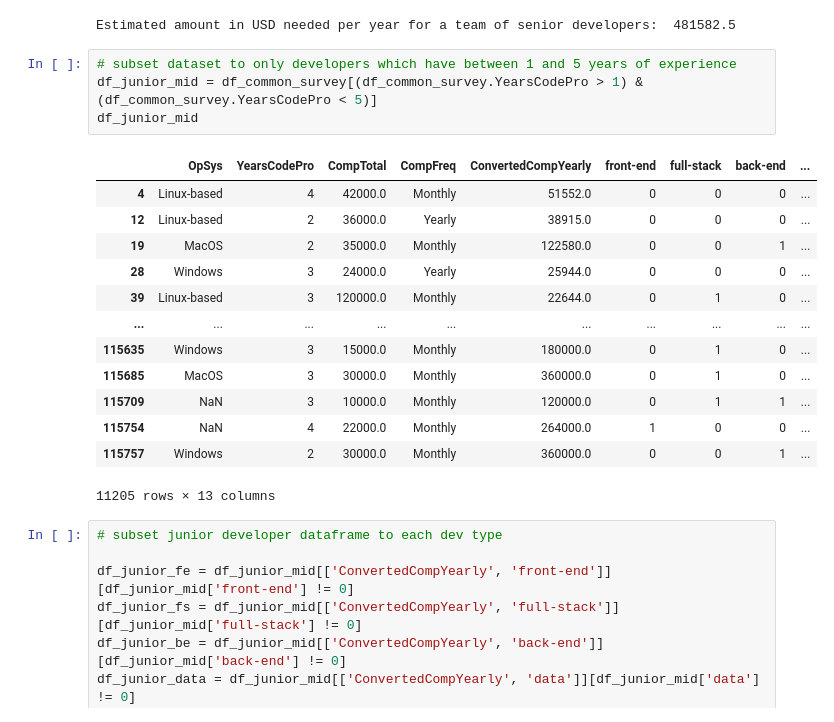
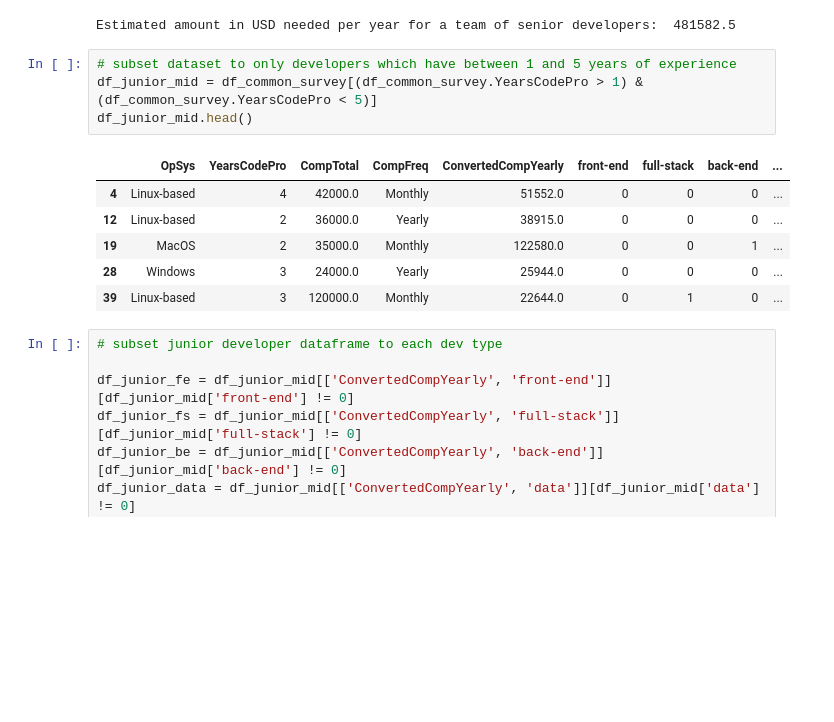
Before and after one commit to Near27/Data-Science-Blog-Post---StackOverflow-Data, a Jupyter notebook: ds_1.ipynb, the cells around one changed output. Saved outputs shown, nothing was run; the diff lists cells and outputs as text; blank space fills up the shorter version.

```diff
--- a/ds_1.ipynb
+++ b/ds_1.ipynb
@@ -812,21 +775,14 @@ Estimated amount in USD needed per year for a team of senior developers:  481582
 # %%
 # subset dataset to only developers which have between 1 and 5 years of experience
 df_junior_mid = df_common_survey[(df_common_survey.YearsCodePro > 1) & (df_common_survey.YearsCodePro < 5)]
-df_junior_mid
+df_junior_mid.head()
 # %% [output]
 |  | OpSys | YearsCodePro | CompTotal | CompFreq | ConvertedCompYearly | front-end | full-stack | back-end | ... |
 | 4 | Linux-based | 4 | 42000.0 | Monthly | 51552.0 | 0 | 0 | 0 | ... |
 | 12 | Linux-based | 2 | 36000.0 | Yearly | 38915.0 | 0 | 0 | 0 | ... |
 | 19 | MacOS | 2 | 35000.0 | Monthly | 122580.0 | 0 | 0 | 1 | ... |
 | 28 | Windows | 3 | 24000.0 | Yearly | 25944.0 | 0 | 0 | 0 | ... |
 | 39 | Linux-based | 3 | 120000.0 | Monthly | 22644.0 | 0 | 1 | 0 | ... |
-| ... | ... | ... | ... | ... | ... | ... | ... | ... | ... |
-| 115635 | Windows | 3 | 15000.0 | Monthly | 180000.0 | 0 | 1 | 0 | ... |
-| 115685 | MacOS | 3 | 30000.0 | Monthly | 360000.0 | 0 | 1 | 0 | ... |
-| 115709 | NaN | 3 | 10000.0 | Monthly | 120000.0 | 0 | 1 | 1 | ... |
-| 115754 | NaN | 4 | 22000.0 | Monthly | 264000.0 | 1 | 0 | 0 | ... |
-| 115757 | Windows | 2 | 30000.0 | Monthly | 360000.0 | 0 | 0 | 1 | ... |
-11205 rows × 13 columns
 # %%
 # subset junior developer dataframe to each dev type
 
```
Also changed, not shown: parts of 5 cells of this notebook.
